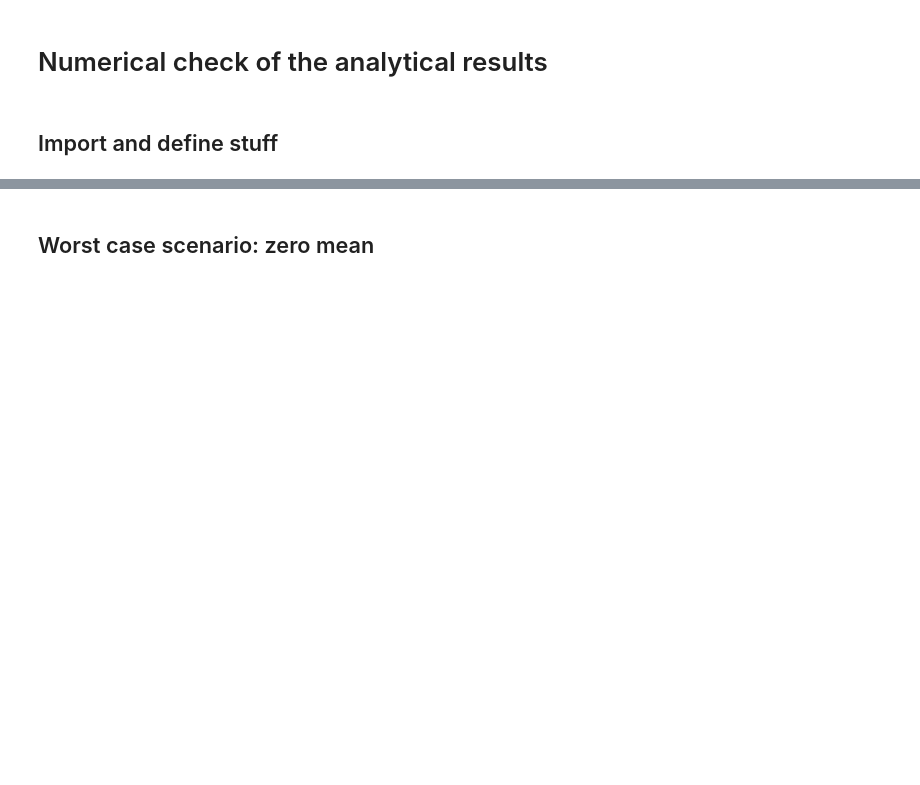
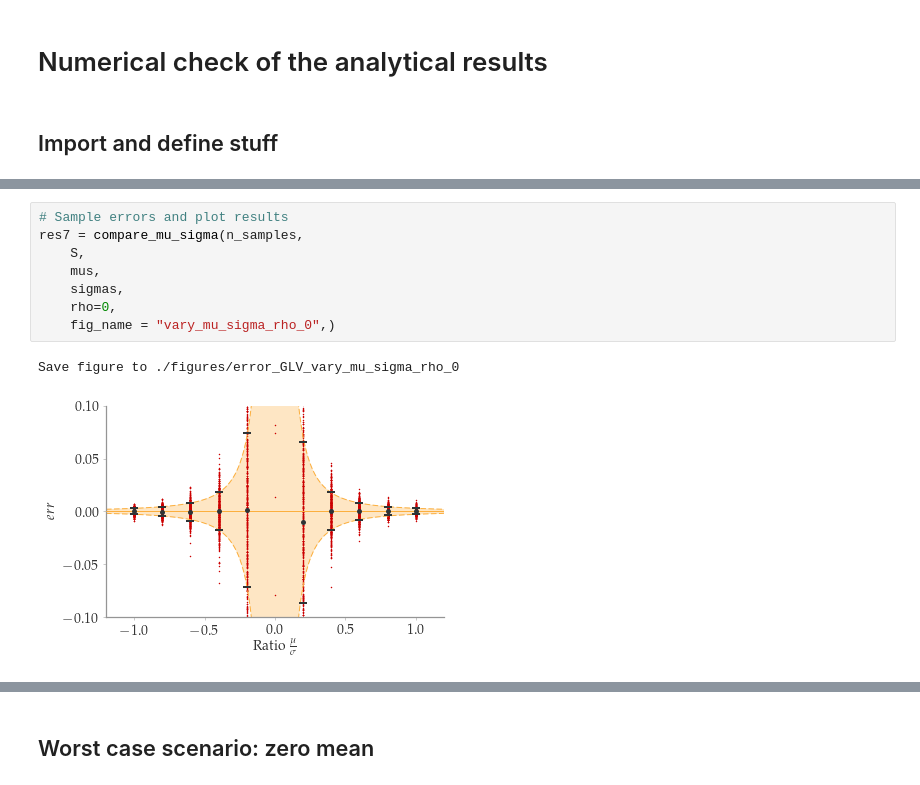
Before and after one commit to frschu/universal_resilience, a Jupyter notebook: error_GLV.ipynb, the cells around one changed output, grey strips where cells are left out. Cells and saved outputs as stored; diff of their text form; blank space fills up the shorter version.

```diff
--- a/error_GLV.ipynb
+++ b/error_GLV.ipynb
@@ -446,0 +595,11 @@ where $\mu$ and $\sigma$ are the mean and variance of the underlying normal dist
+# %%
+# Sample errors and plot results
+res7 = compare_mu_sigma(n_samples,
+    S,
+    mus,
+    sigmas,
+    rho=0,
+    fig_name = "vary_mu_sigma_rho_0",)
+# %% [output]
+Save figure to ./figures/error_GLV_vary_mu_sigma_rho_0
+[figure, added]
```
Also changed, not shown: parts of 47 cells of this notebook, 5 other files.
